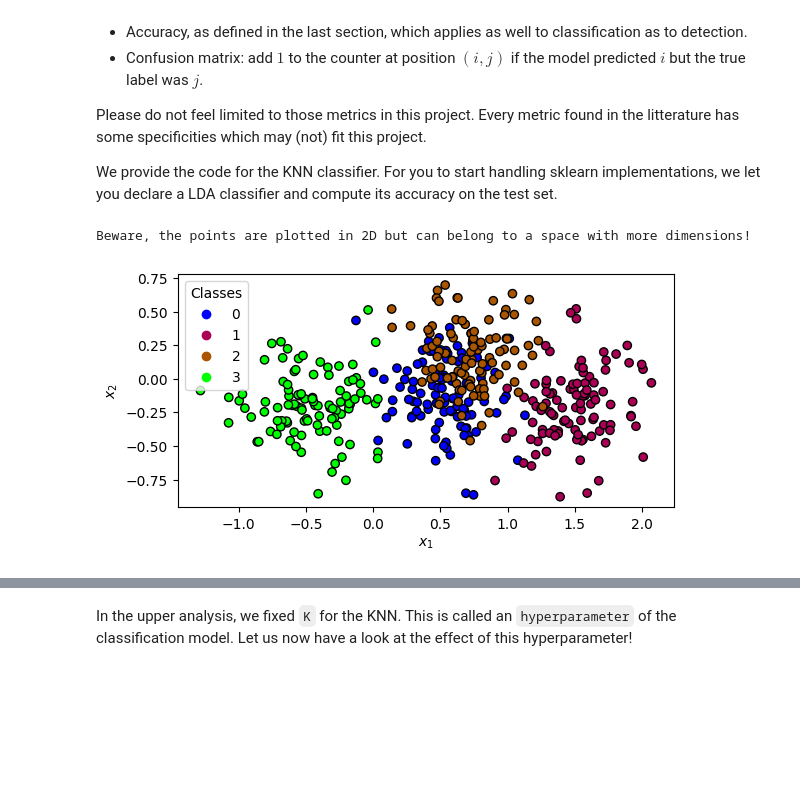
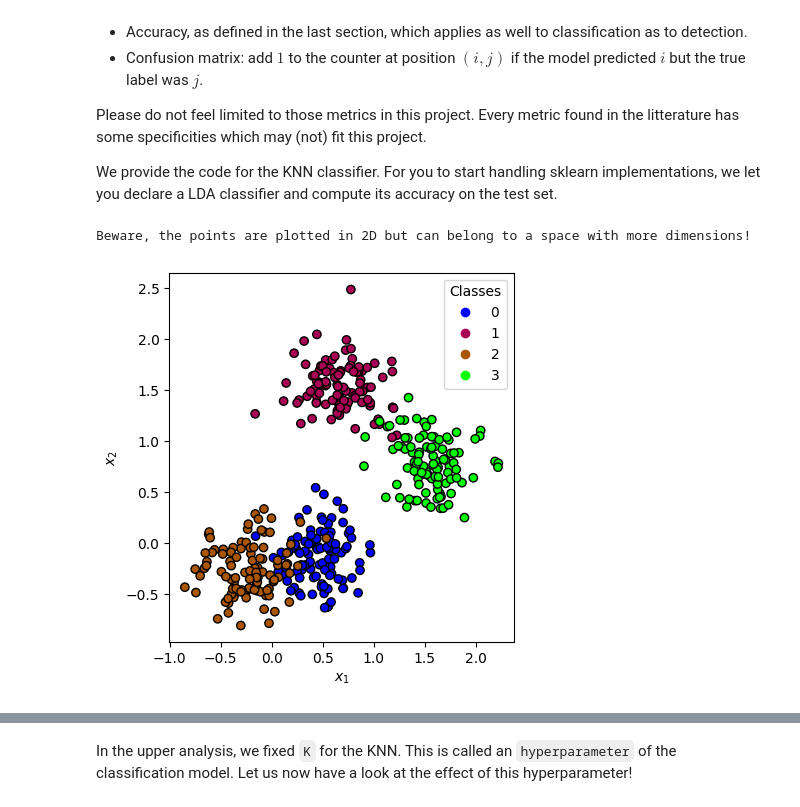
Before and after one commit to Jeannekre/LELEC210X_F, a Jupyter notebook: classification/p1b_toy.ipynb, the cells around one changed output, grey strips where cells are left out. Saved outputs shown, nothing was run; the diff lists cells and outputs as text; code cells hidden in the pictures; blank space fills up the shorter version.

```diff
--- a/classification/p1b_toy.ipynb
+++ b/classification/p1b_toy.ipynb
@@ -182,8 +183,8 @@ normalize = False
 N = 100  # Number of points per subcluster. (defaut: 100)
 n_classes = 4  # Number of differents classes. (default: 4)
 n_subclusters = 1  # Number of subclusters of points per class. (defaut: 1)
-dim = 20  # Dimensionality of the point clouds. i.e., Number of dimensions of a feature vector. (defaut: 2)
-dim_clusters = 20  # Dimensionality of the clusters arrangment. (default: 2)
+dim = 2  # Dimensionality of the point clouds. i.e., Number of dimensions of a feature vector. (defaut: 2)
+dim_clusters = 2  # Dimensionality of the clusters arrangment. (default: 2)
 sig = 0.25  # Noise std. (default: 0.25)
 np.random.seed(
     42
@@ -201,34 +202,34 @@ cluster_centers = np.concatenate(
 )
 centers = np.repeat(cluster_centers, N, axis=0)
 noise = sig * np.random.randn(n_classes * M, dim)
 X = centers + noise
 if normalize:
     X /= np.linalg.norm(X, axis=1, keepdims=True)
 y = np.repeat(np.arange(n_classes), M)
 
 print(
     "Beware, the points are plotted in 2D but can belong to a space with more dimensions!"
 )
 
 "Plot"
 cm = "brg"
 edgc = "k"
 fig = plt.figure()
 if plot3D:
     ax = plt.axes(projection="3d")
     ax.scatter3D(X[:, 0], X[:, 1], X[:, 2], c=y, cmap=cm, edgecolor=edgc)
 else:
     ax = plt.gca()
     ax.set_aspect("equal", adjustable="box")
     scatterd = plt.scatter(X[:, 0], X[:, 1], c=y, cmap=cm, edgecolors=edgc)
 plt.xlabel("$x_1$")
 plt.ylabel("$x_2$")
 handles, labels = scatterd.legend_elements(prop="colors")
 ax.legend(handles, labels, title="Classes")
 plt.show()
 # %% [output]
 Beware, the points are plotted in 2D but can belong to a space with more dimensions!
-[figure, old version]
+[figure, new version]
 # %%
 "Shuffle the data then split in training and testing sets"
 X_train, X_test, y_train, y_test = train_test_split(
```
Also changed, not shown: parts of 11 cells of this notebook.
